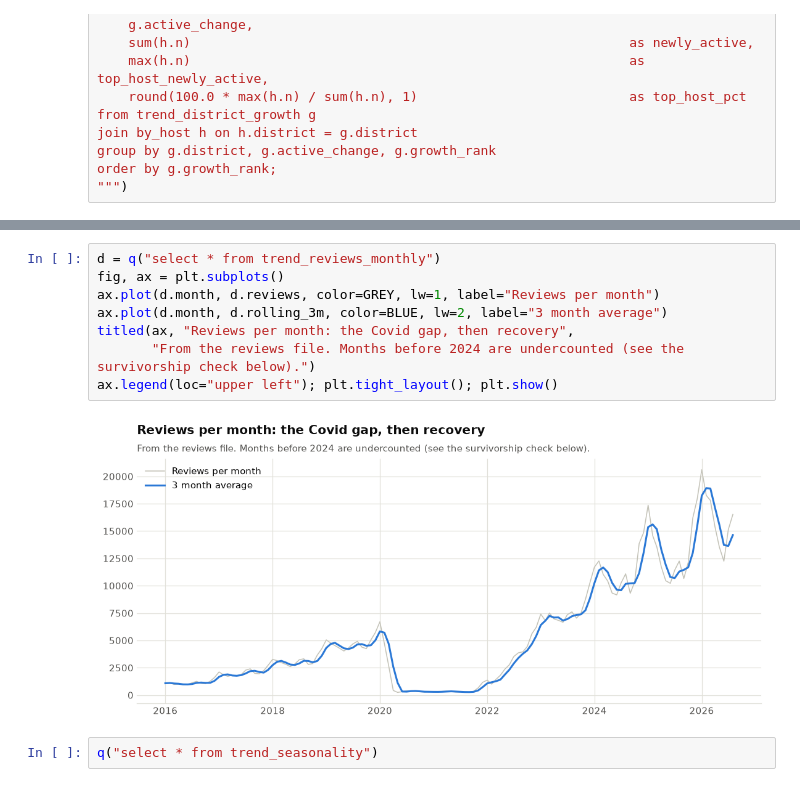
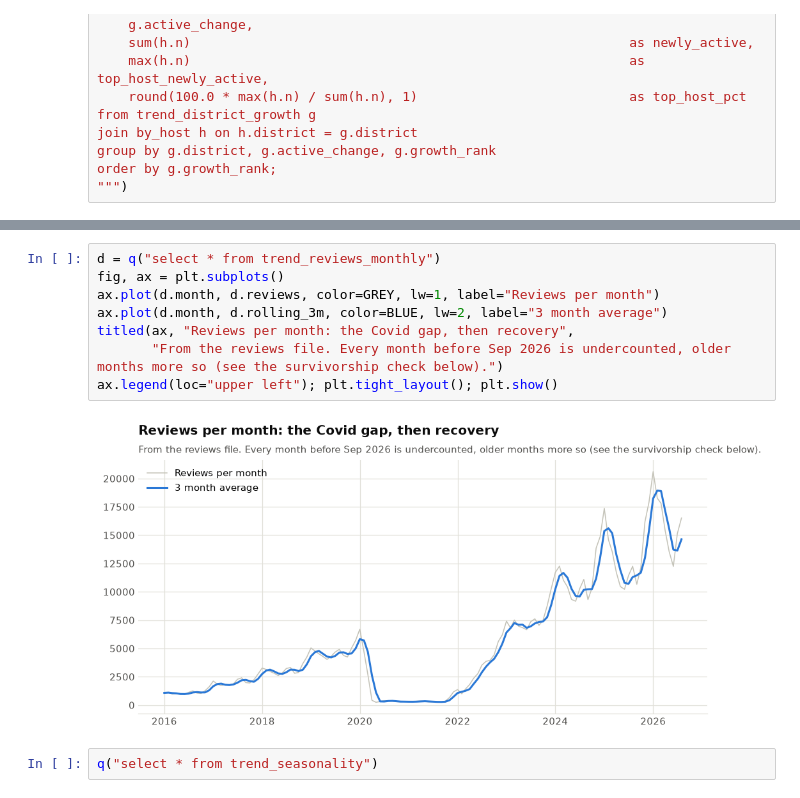
Before and after one commit to OmidAkrami/bangkok-airbnb-data-useful-for-travel-investment, a Jupyter notebook: notebooks/bangkok_airbnb_sql.ipynb, the cells around one changed output, grey strips where cells are left out. Cells and saved outputs as stored; diff of their text form.

Commit message:
fix figures and labels found in a full accuracy pass

```diff
--- a/notebooks/bangkok_airbnb_sql.ipynb
+++ b/notebooks/bangkok_airbnb_sql.ipynb
@@ -2266,13 +2316,13 @@ order by s.cohort_date;
 # %%
 d = q("select * from trend_reviews_monthly")
 fig, ax = plt.subplots()
 ax.plot(d.month, d.reviews, color=GREY, lw=1, label="Reviews per month")
 ax.plot(d.month, d.rolling_3m, color=BLUE, lw=2, label="3 month average")
 titled(ax, "Reviews per month: the Covid gap, then recovery",
-       "From the reviews file. Months before 2024 are undercounted (see the survivorship check below).")
+       "From the reviews file. Every month before Sep 2026 is undercounted, older months more so (see the survivorship check below).")
 ax.legend(loc="upper left"); plt.tight_layout(); plt.show()
 # %% [output]
-[figure, old version]
+[figure, new version]
 # %%
 q("select * from trend_seasonality")
 # %% [output]
```
Also changed, not shown: parts of 10 cells of this notebook, 17 other files.
